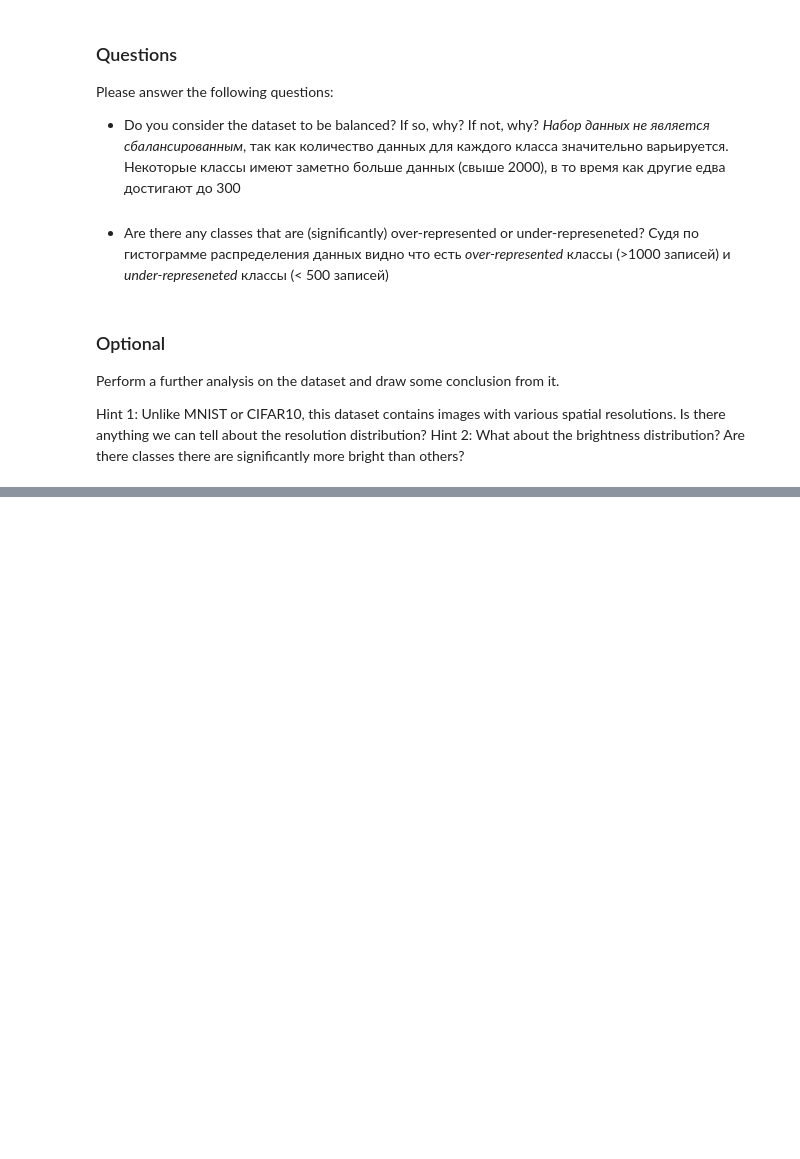
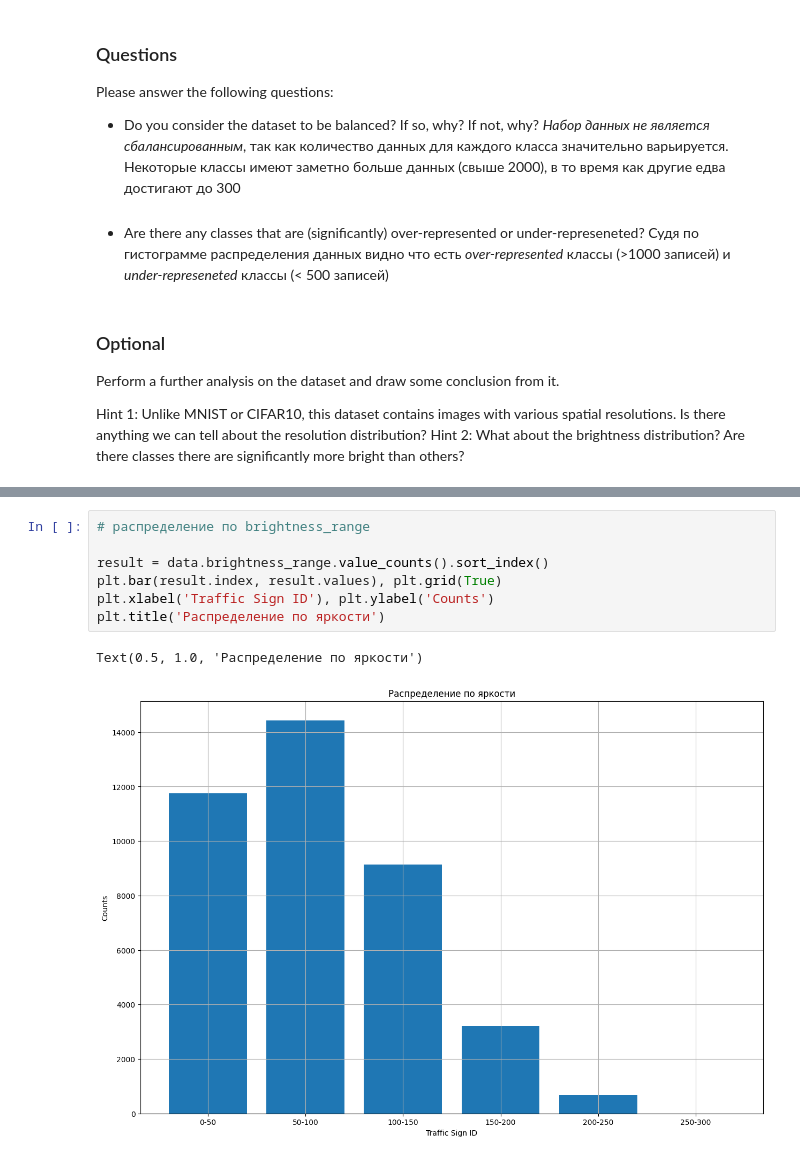
Before and after one commit to chaplinskij/rd_computer_vision, a Jupyter notebook: lesson_13/lesson_13.ipynb, the cells around one changed output, grey strips where cells are left out. Saved outputs shown, nothing was run; the diff lists cells and outputs as text; blank space fills up the shorter version.

```diff
--- a/lesson_13/lesson_13.ipynb
+++ b/lesson_13/lesson_13.ipynb
@@ -79,0 +124,10 @@ Hint 2: What about the brightness distribution? Are there classes there are sign
+# %%
+# распределение по brightness_range
+
+result = data.brightness_range.value_counts().sort_index()
+plt.bar(result.index, result.values), plt.grid(True)
+plt.xlabel('Traffic Sign ID'), plt.ylabel('Counts')
+plt.title('Распределение по яркости')
+# %% [output]
+Text(0.5, 1.0, 'Распределение по яркости')
+[figure, added]
```
Also changed, not shown: parts of 8 cells of this notebook.
